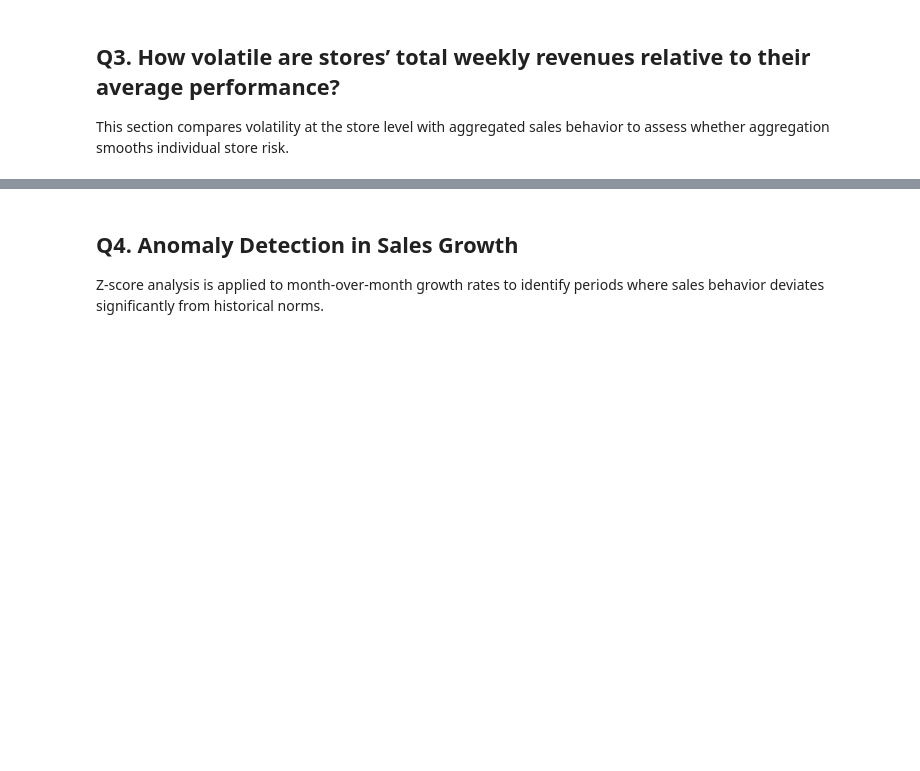
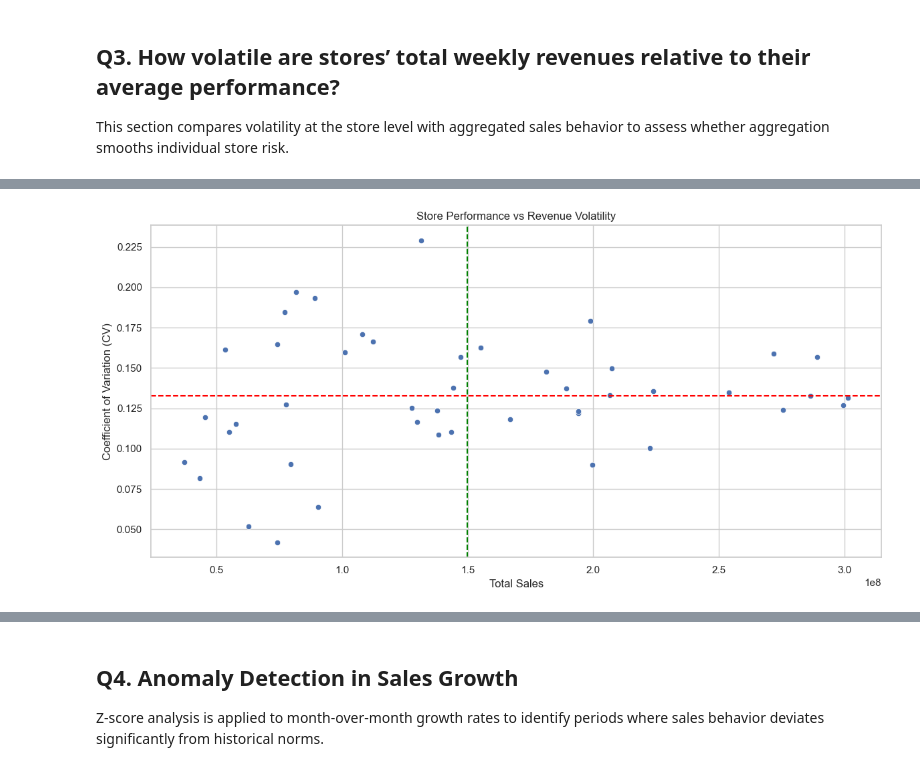
Before and after one commit to DavidO1621/Walmart-kpi-project, a Jupyter notebook: notebooks/04_Time_Series_Trend.ipynb, the cells around one changed output, grey strips where cells are left out. Drawn from its saved outputs; the diff is of its cells as text; code cells hidden in the pictures; blank space fills up the shorter version.

```diff
--- a/notebooks/04_Time_Series_Trend.ipynb
+++ b/notebooks/04_Time_Series_Trend.ipynb
@@ -244,0 +267,18 @@ plt.show()
+# %%
+plt.figure(figsize=(12,6))
+
+sns.scatterplot(
+    data =store_summary,
+    x = 'Total_Sales',
+    y ='CV'
+)
+plt.axhline(store_summary['CV'].mean(), linestyle ='--', color ='red')
+plt.axvline(store_summary['Total_Sales'].mean(), linestyle ='--', color ='green')
+
+plt.title('Store Performance vs Revenue Volatility')
+plt.xlabel('Total Sales')
+plt.ylabel('Coefficient of Variation (CV)')
+plt.tight_layout()
+plt.show()
+# %% [output]
+[figure, added]
```
Also changed, not shown: parts of 7 cells of this notebook.
